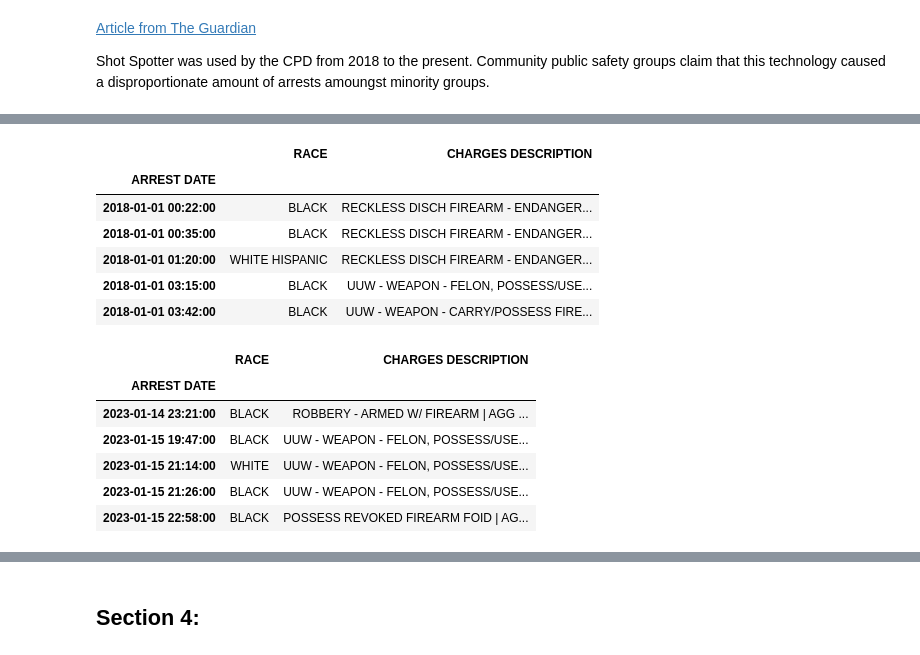
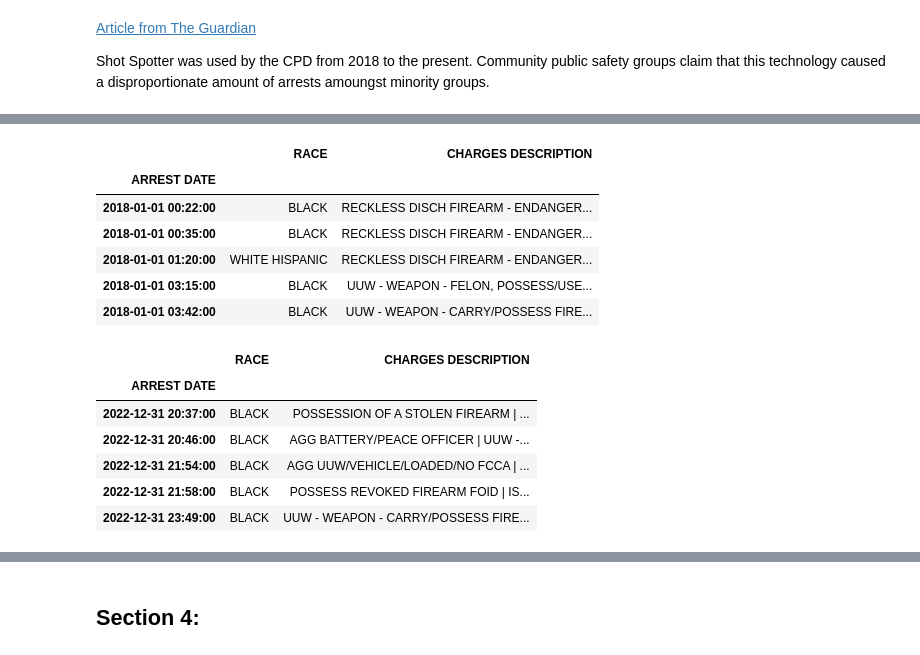
Before and after one commit to Dwawilson/Technology, a Jupyter notebook: Technology_and_Crime_in_Arrests_in_the_City_of_Chicago.ipynb, the cells around one changed output, grey strips where cells are left out. Cells and saved outputs as stored; diff of their text form; code cells hidden in the pictures.

```diff
--- a/Technology_and_Crime_in_Arrests_in_the_City_of_Chicago.ipynb
+++ b/Technology_and_Crime_in_Arrests_in_the_City_of_Chicago.ipynb
@@ -164,24 +164,24 @@ See the caveats in the documentation: https://pandas.pydata.org/pandas-docs/stab
 | 2023-01-15 23:52:00 | WHITE HISPANIC | ISSUANCE OF WARRANT | | | |
 # %%
 # Slicing the data to 2018 and onward
-shot_spotter_df = shot_spotter_df.loc["2018":]
+shot_spotter_df = shot_spotter_df.loc['2018-01-01':'2022-12-31']
 # Finding charges involving firearms
 criminals_w_firearm = shot_spotter_df.loc[shot_spotter_df['CHARGES DESCRIPTION'].str.contains('Firearm', case = False)]
 # Displaying the Dataframe
 display(criminals_w_firearm.head())
 display(criminals_w_firearm.tail())
 # %% [output]
 |  | RACE | CHARGES DESCRIPTION |
 | ARREST DATE |  |  |
 | 2018-01-01 00:22:00 | BLACK | RECKLESS DISCH FIREARM - ENDANGER... |
 | 2018-01-01 00:35:00 | BLACK | RECKLESS DISCH FIREARM - ENDANGER... |
 | 2018-01-01 01:20:00 | WHITE HISPANIC | RECKLESS DISCH FIREARM - ENDANGER... |
 | 2018-01-01 03:15:00 | BLACK | UUW - WEAPON - FELON, POSSESS/USE... |
 | 2018-01-01 03:42:00 | BLACK | UUW - WEAPON - CARRY/POSSESS FIRE... |
 |  | RACE | CHARGES DESCRIPTION |
 | ARREST DATE |  |  |
-| 2023-01-14 23:21:00 | BLACK | ROBBERY - ARMED W/ FIREARM | AGG ... |
-| 2023-01-15 19:47:00 | BLACK | UUW - WEAPON - FELON, POSSESS/USE... |
-| 2023-01-15 21:14:00 | WHITE | UUW - WEAPON - FELON, POSSESS/USE... |
-| 2023-01-15 21:26:00 | BLACK | UUW - WEAPON - FELON, POSSESS/USE... |
-| 2023-01-15 22:58:00 | BLACK | POSSESS REVOKED FIREARM FOID | AG... |
+| 2022-12-31 20:37:00 | BLACK | POSSESSION OF A STOLEN FIREARM | ... |
+| 2022-12-31 20:46:00 | BLACK | AGG BATTERY/PEACE OFFICER | UUW -... |
+| 2022-12-31 21:54:00 | BLACK | AGG UUW/VEHICLE/LOADED/NO FCCA | ... |
+| 2022-12-31 21:58:00 | BLACK | POSSESS REVOKED FIREARM FOID | IS... |
+| 2022-12-31 23:49:00 | BLACK | UUW - WEAPON - CARRY/POSSESS FIRE... |
```
Also changed, not shown: parts of 5 cells of this notebook.
